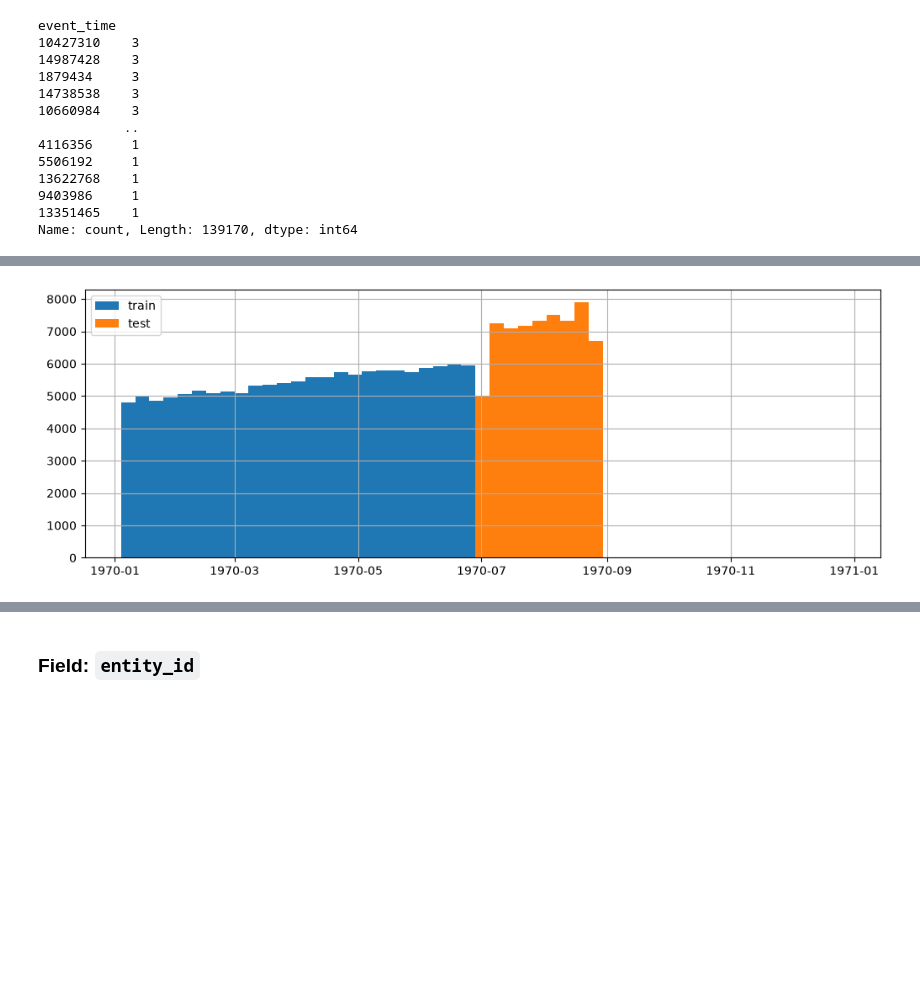
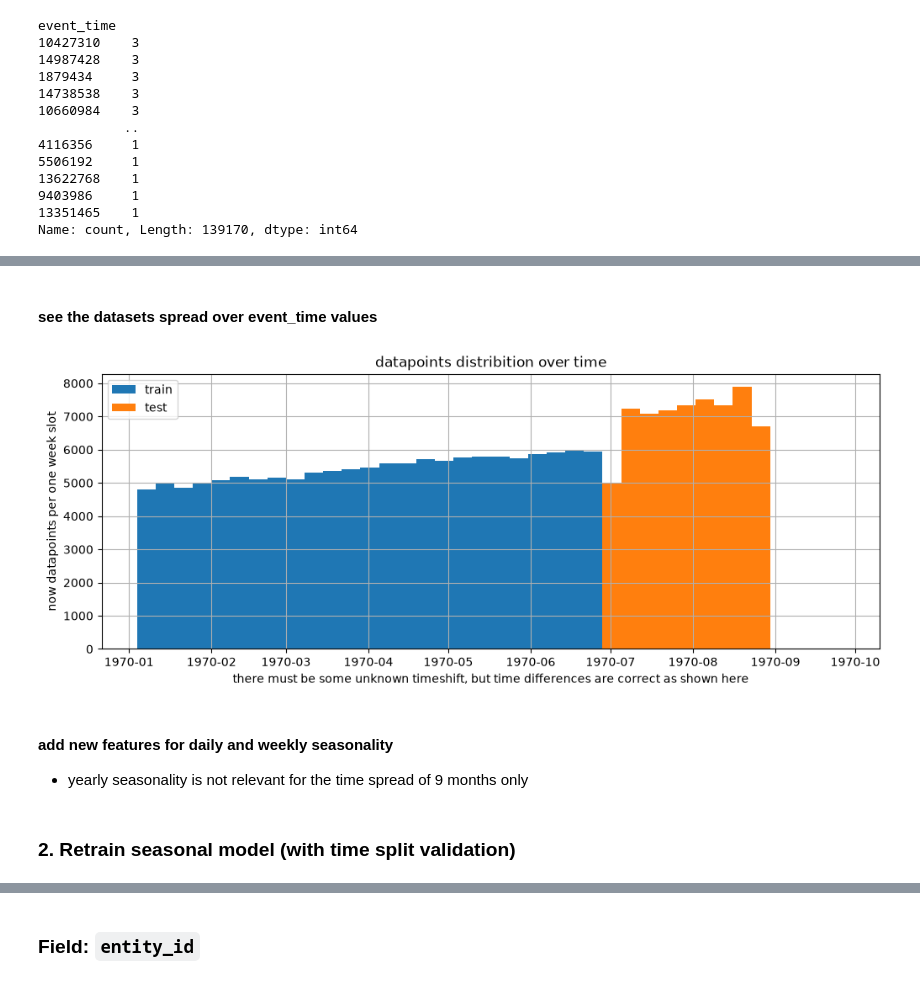
Before and after one commit to SanSanychSeva/step1_qualification, a Jupyter notebook: notebooks/Solution_B_Inheritance.ipynb, the cells around one changed output, grey strips where cells are left out. Saved outputs shown, nothing was run; the diff lists cells and outputs as text; code cells hidden in the pictures; blank space fills up the shorter version.

```diff
--- a/notebooks/Solution_B_Inheritance.ipynb
+++ b/notebooks/Solution_B_Inheritance.ipynb
@@ -377,21 +388,31 @@ plt.show()
+# %% [markdown]
+#### see the datasets spread over event_time values
 # %%
-time_bins = pd.date_range(start="1970-01-01", end="1971-01-01", freq="W")
+time_bins = pd.date_range(start="1970-01-01", end="1970-10-01", freq="W")
 
-plt.figure(figsize=(10,3.5), layout='constrained')
+plt.figure(figsize=(10,4), layout='constrained')
 
 plt.hist(train.td, bins=time_bins, label='train')
 plt.hist(test.td, bins=time_bins, label='test')
 
 #plt.xticks([pd.to_datetime(str(year) + '-01-01') for year in range(1970, 2026)], minor=True)
 plt.grid(which='both')
 
 plt.legend(loc='upper left')
+plt.title('datapoints distribition over time')
+plt.xlabel('there must be some unknown timeshift, but time differences are correct as shown here')
+plt.ylabel('now datapoints per one week slot')
 plt.show()
 # %% [output]
-[figure, old version]
+[figure, new version]
+# %% [markdown]
+#### add new features for daily and weekly seasonality
+* yearly seasonality is not relevant for the time spread of 9 months only
 # %%
 train['day_of_week'] = train.td.map(lambda x: x.day_of_week).map(lambda x: 'weekend' if x in [1,2] else 'working')
 train['hour_of_day'] = train.td.map(lambda x: 'h_' + str(x.hour))
 
 test['day_of_week'] = test.td.map(lambda x: x.day_of_week).map(lambda x: 'weekend' if x in [1,2] else 'working')
 test['hour_of_day'] = test.td.map(lambda x: 'h_' + str(x.hour))
+# %% [markdown]
+### 2. Retrain seasonal model (with time split validation)
```
Also changed, not shown: parts of 29 cells of this notebook.
